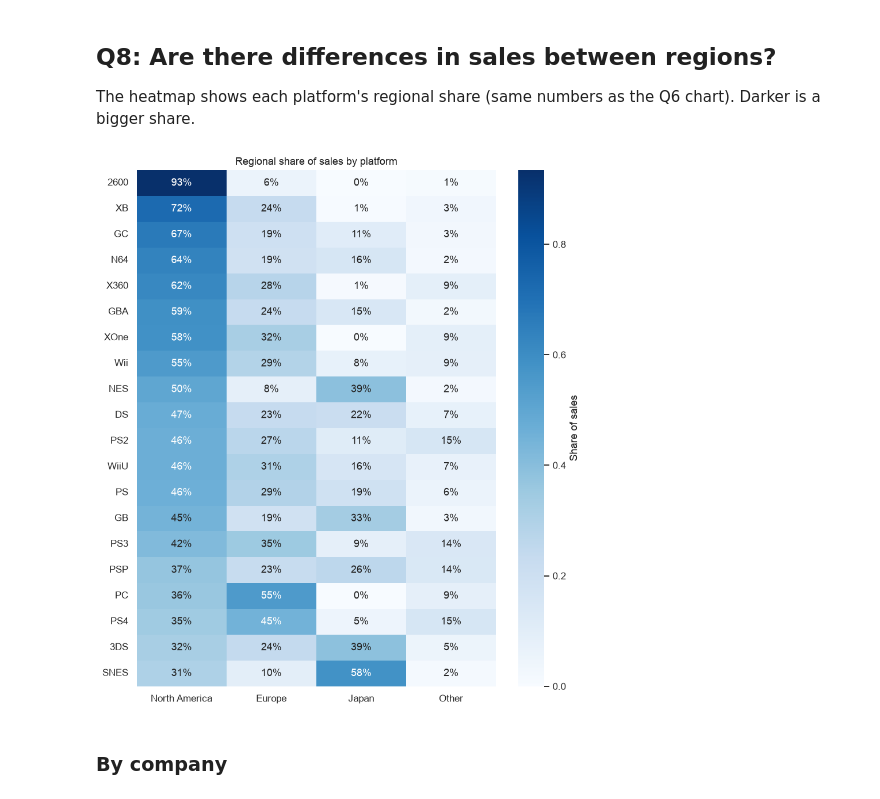
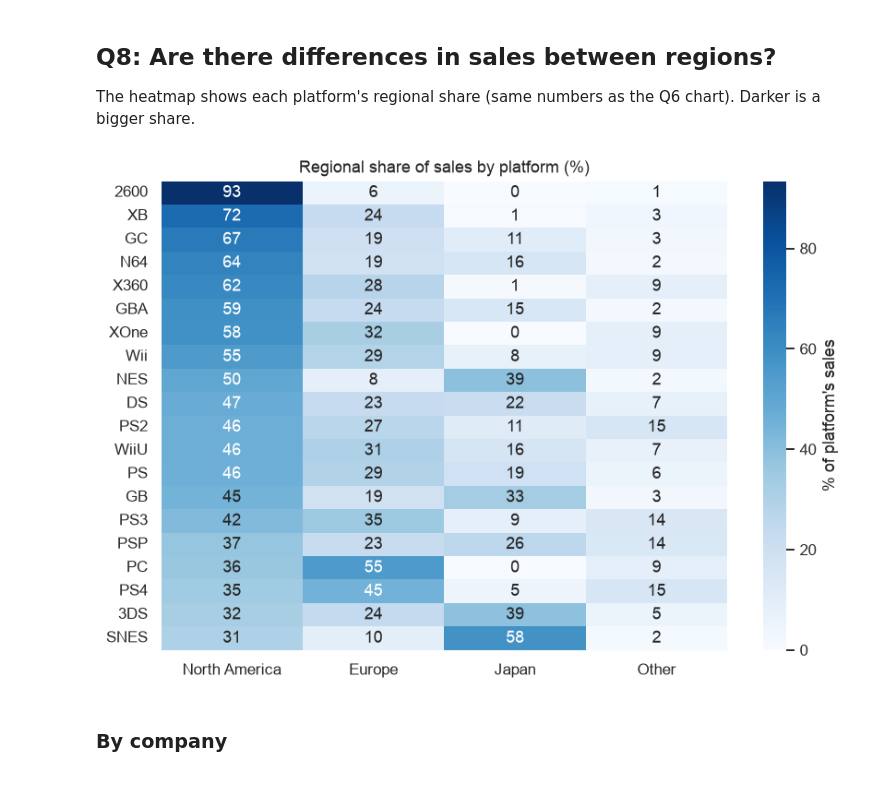
Before and after one commit to BCStoner/CSC330-Video-Game-Analysis-, a Jupyter notebook: notebooks/analysis.ipynb, the cells around one changed output. Cells and saved outputs as stored; diff of their text form; code cells hidden in the pictures.

```diff
--- a/notebooks/analysis.ipynb
+++ b/notebooks/analysis.ipynb
@@ -13,16 +13,15 @@ Only rows that have sales numbers are used here (the VGChartz rows). Metacritic-
 ## Setup
 # %%
 import pandas as pd
-import matplotlib.pyplot as plt
 import seaborn as sns
+import re
 
 CLEAN = "../data/clean/"
 
 BLUE = "#2a78d6"
 REGION_COLORS = {"North America": "#2a78d6", "Europe": "#eb6834", "Japan": "#1baf7a", "Other": "#eda100"}
 
-sns.set_theme(style="whitegrid")
-plt.rcParams["figure.dpi"] = 110
+sns.set_theme(style="whitegrid", rc={"figure.figsize": (9, 6), "figure.dpi": 110, "legend.loc": "upper right"})
 # %%
 df = pd.read_csv(CLEAN + "games_final.csv", low_memory=False)
 sales = df[df["global_sales"].notna()].copy()
@@ -348,18 +339,13 @@ Platforms where North America was not the biggest region:
 | PS4 | 108.74 | 141.09 | 16.00 | 48.35 | Europe | 0.45 |
 | 3DS | 83.49 | 61.48 | 100.67 | 13.36 | Japan | 0.39 |
 # %%
-order = region_share.sort_values("North America").index
+region_pct = region_share * 100
+order = region_pct.sort_values("North America").index
+title = "Share of each platform's sales by region (%)"
 
-ax = region_share.loc[order].plot.barh(
-    stacked=True, color=REGION_COLORS, width=0.8, edgecolor="white", figsize=(10, 8),
-)
-
-ax.set_xlim(0, 1)
-ax.set_ylabel("")
-ax.xaxis.set_major_formatter(plt.FuncFormatter(lambda x, _: f"{x:.0%}"))
-ax.set_title("Share of each platform's sales by region")
-ax.set_xlabel("Share of platform's game sales")
-ax.legend(loc="lower center", bbox_to_anchor=(0.5, -0.12), ncol=4, frameon=False)
-
-plt.tight_layout()
+region_pct.loc[order].plot.barh(
+    stacked=True, color=REGION_COLORS, width=0.8, figsize=(10, 8), xlim=(0, 140),
+    title=title,
+    xlabel="Percent of platform's game sales", ylabel="",
+).figure.savefig(f'../figures/{title_to_file_name(title)}.png', dpi=200, bbox_inches="tight")
 # %% [output]
@@ -447,16 +435,13 @@ Best selling game per region on the Q6 platforms:
 
 The heatmap shows each platform's regional share (same numbers as the Q6 chart). Darker is a bigger share.
 # %%
-plt.figure(figsize=(8, 9))
+title = "Regional share of sales by platform (%)"
 
-ax = sns.heatmap(region_share.loc[order[::-1]], annot=True, fmt=".0%", cmap="Blues", cbar_kws={"label": "Share of sales"})
-ax.set_title("Regional share of sales by platform")
-ax.set_xlabel("")
-ax.set_ylabel("")
-
-plt.tight_layout()
+heatmap = sns.heatmap(region_pct.loc[order[::-1]], annot=True, fmt=".0f", cmap="Blues", cbar_kws={"label": "% of platform's sales"})
+heatmap.set(title=title, xlabel="", ylabel="")
+heatmap.figure.savefig(f'../figures/{title_to_file_name(title)}.png', dpi=200, bbox_inches="tight")
 # %% [output]
-[figure, old version]
+[figure, new version]
 # %% [markdown]
 ### By company
 # %%
```
Also changed, not shown: parts of 12 cells of this notebook, 12 other files.
